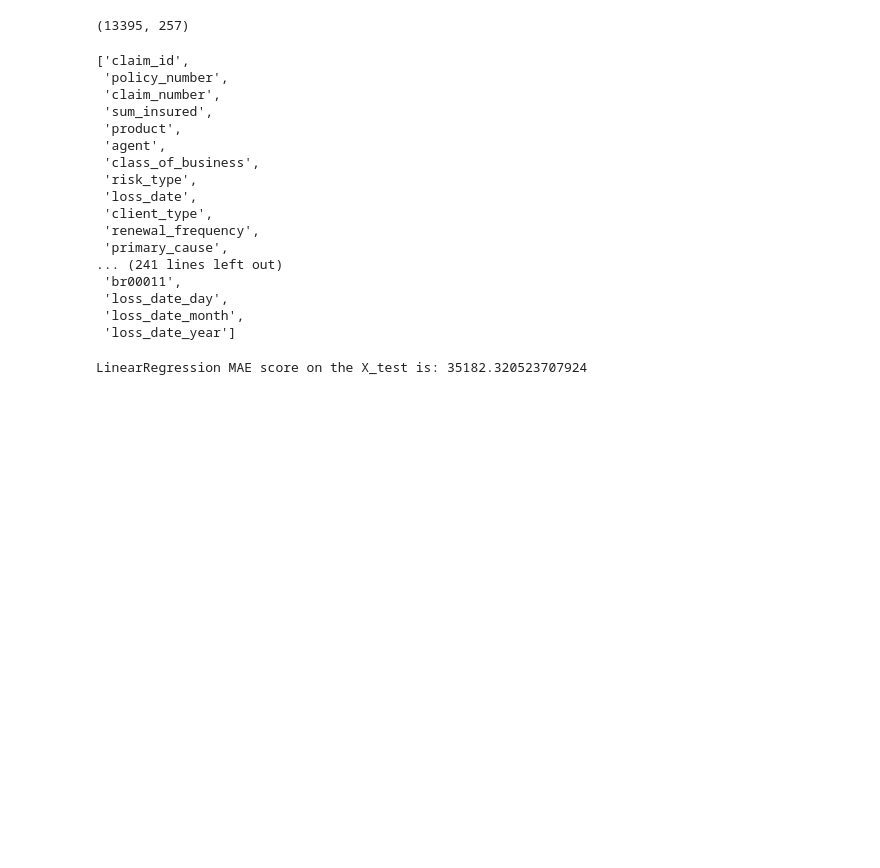
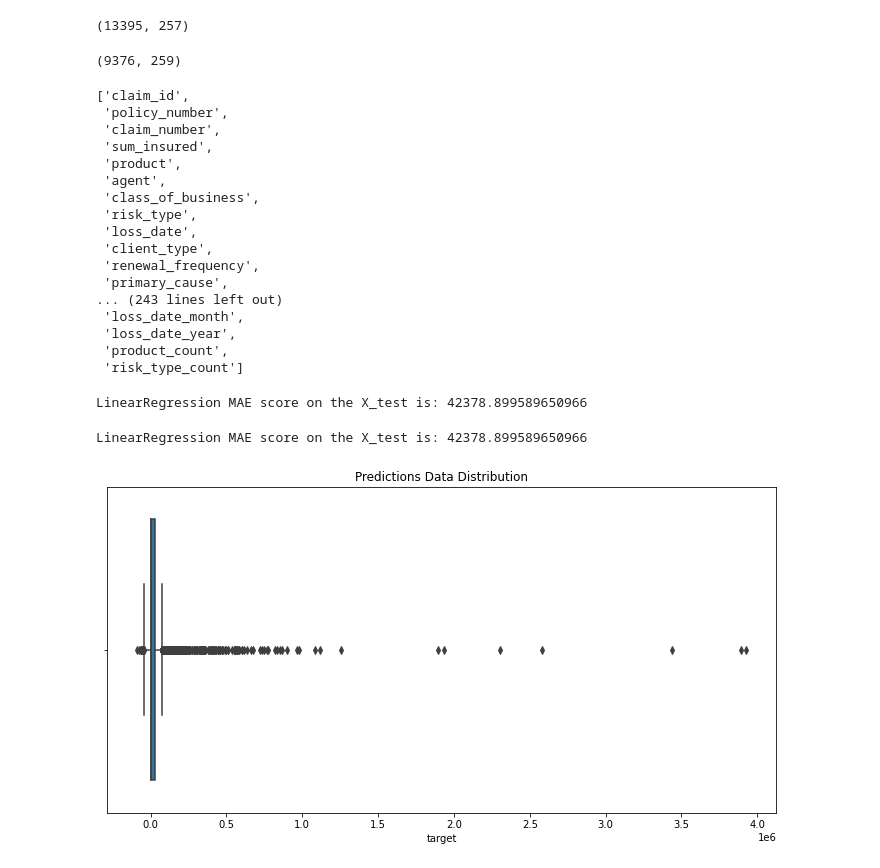
Before and after one commit to simiel/2022UHA, a Jupyter notebook: notebook/2.ipynb, the cells around one changed output. Drawn from its saved outputs; the diff is of its cells as text; code cells hidden in the pictures; blank space fills up the shorter version.

Commit message:
tried to do meta

```diff
--- a/notebook/2.ipynb
+++ b/notebook/2.ipynb
@@ -83,6 +83,17 @@ print(test.shape)
 data.shape
 # %% [output]
 (13395, 257)
+# %%
+to_encode = ['product','risk_type']
+cEncoder = CountEncoder(cols=to_encode)
+cEncoder.fit(train[to_encode])
+train = train.join(cEncoder.transform(train[to_encode]).add_suffix('_count'))
+cEncoder.fit(test[to_encode])
+test = test.join(cEncoder.transform(test[to_encode]).add_suffix('_count'))
+# %%
+train.shape
+# %% [output]
+(9376, 259)
 # %%
 train.columns.to_list()
 # %% [output]
@@ -98,27 +109,26 @@ train.columns.to_list()
  'client_type',
  'renewal_frequency',
  'primary_cause',
-... (241 lines left out)
- 'br00011',
- 'loss_date_day',
+... (243 lines left out)
  'loss_date_month',
- 'loss_date_year']
+ 'loss_date_year',
+ 'product_count',
+ 'risk_type_count']
 # %%
 feature_cols = [col for col in train.columns if col not in ['claim_id', 'policy_number', 'claim_number','product', 'agent', 'class_of_business', 'risk_type', 'loss_date', 'client_type', 'renewal_frequency', 'primary_cause', 'secondary_cause', 'branch','target']]
 
 # feature_cols
 # %%
-# Select main columns to be used in training
-main_cols = train.columns.difference(['claim_id', 'loss_date', 'target']).tolist()
+
 X = train[feature_cols]
 y = train.target
 
 # Split data into train and test sets
-X_train, X_test, y_train, y_test = train_test_split(X,y,test_size=0.3, random_state=0)
+X_train, X_test, y_train, y_test = train_test_split(X,y,test_size=0.5, random_state=123)
 
 # Train model
-model = LGBMRegressor()
-model.fit(X, y)
+model = XGBRegressor()
+model.fit(X_train, y_train)
 
 # Make predictions
 y_pred = model.predict(X_test)
@@ -126,20 +136,35 @@ y_pred = model.predict(X_test)
 # Check the MAE score of the model
 print(f'LinearRegression MAE score on the X_test is: {mean_absolute_error(y_test, y_pred)}')
 # %% [output]
-LinearRegression MAE score on the X_test is: 35182.320523707924
+LinearRegression MAE score on the X_test is: 42378.899589650966
+# %%
+
+# Train model2
+model2 = LGBMRegressor()
+model2.fit(X_train, y_train)
+
+# Make predictions
+y_pred2 = model2.predict(X_test)
+
+# Check the MAE score of the model
+print(f'LinearRegression MAE score on the X_test is: {mean_absolute_error(y_test, y_pred)}')
+# %% [output]
+LinearRegression MAE score on the X_test is: 42378.899589650966
 # %%
 # Make prediction on the test set
 test_df = test[feature_cols]
 predictions = model.predict(test_df)
 
 # # Create a submission file
 sub_file = samplesubmission.copy()
 sub_file.target = predictions
 
 # Check the distribution of your predictions
 plt.figure(figsize=(12, 6))
 sns.boxplot(sub_file.target)
 plt.title('Predictions Data Distribution')
 
 # Write to csv file to submit to Zindi
-sub_file.to_csv("OnehotLGBM.csv", index = False)
+sub_file.to_csv("1meta.csv", index = False)
+# %% [output]
+[figure, added]
```
Also changed, not shown: parts of 3 cells of this notebook, 3 other files.
